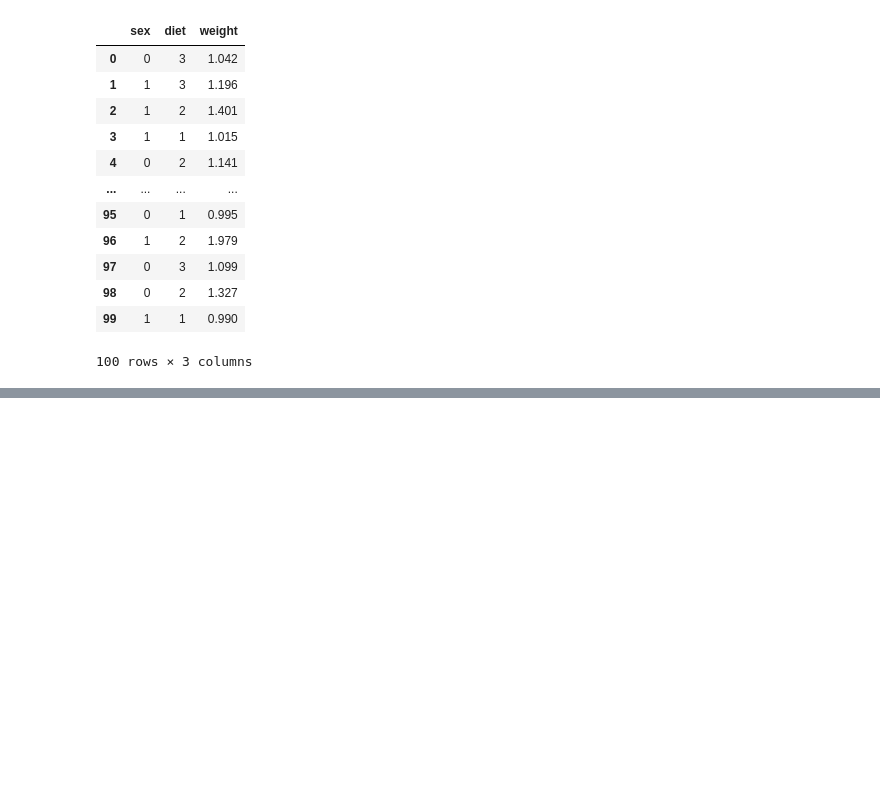
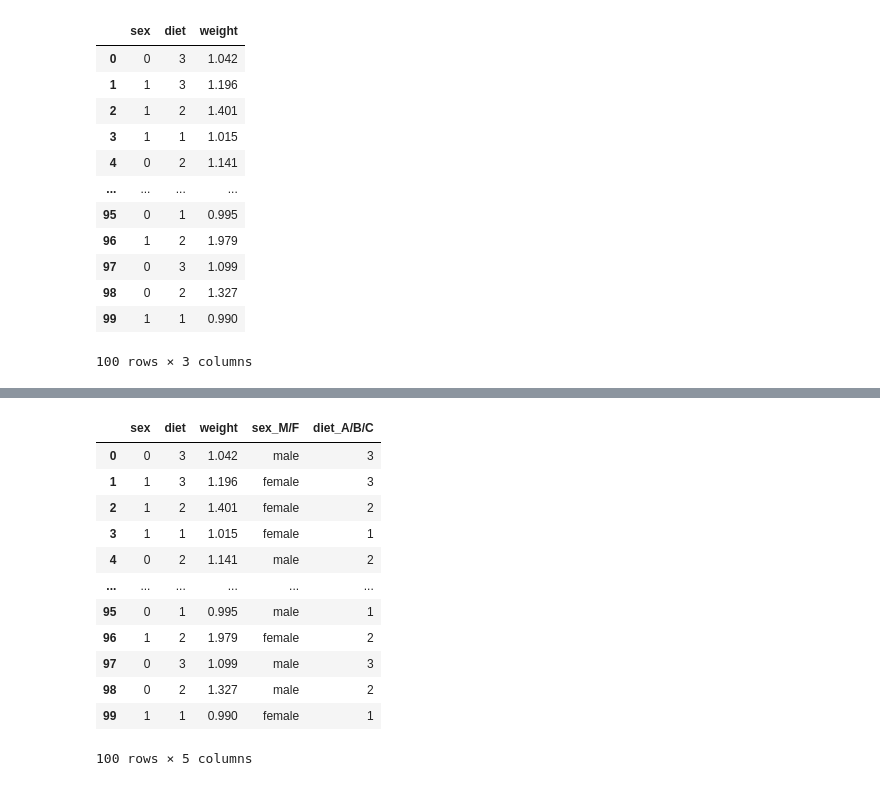
Before and after one commit to stxphz/Sprint8-Project, a Jupyter notebook: recreate-graph.ipynb, the cells around one changed output, grey strips where cells are left out. Cells and saved outputs as stored; diff of their text form; code cells hidden in the pictures; blank space fills up the shorter version.

Commit message:
duplicate and rename column + their values

```diff
--- a/recreate-graph.ipynb
+++ b/recreate-graph.ipynb
@@ -202,0 +247,5 @@ The right path is squirrel_diet.csv
+# %%
+# duplicate sex column and rename column to 'sex_M/F'
+
+df_squirrel['sex_M/F'] = df_squirrel['sex']
+display(df_squirrel)
@@ -202,0 +266,5 @@ The right path is squirrel_diet.csv
+# %%
+# rename 0 to male and 1 to female in column 'sex_M/F'
+
+df_squirrel['sex_M/F'] = df_squirrel['sex_M/F'].replace({0: 'male', 1: 'female'})
+display(df_squirrel)
@@ -202,0 +285,19 @@ The right path is squirrel_diet.csv
+# %%
+# duplicate diet column and renaming column to 'diet_A/B/C'
+
+df_squirrel['diet_A/B/C'] = df_squirrel['diet']
+display(df_squirrel)
+# %% [output]
+|  | sex | diet | weight | sex_M/F | diet_A/B/C |
+| 0 | 0 | 3 | 1.042 | male | 3 |
+| 1 | 1 | 3 | 1.196 | female | 3 |
+| 2 | 1 | 2 | 1.401 | female | 2 |
+| 3 | 1 | 1 | 1.015 | female | 1 |
+| 4 | 0 | 2 | 1.141 | male | 2 |
+| ... | ... | ... | ... | ... | ... |
+| 95 | 0 | 1 | 0.995 | male | 1 |
+| 96 | 1 | 2 | 1.979 | female | 2 |
+| 97 | 0 | 3 | 1.099 | male | 3 |
+| 98 | 0 | 2 | 1.327 | male | 2 |
+| 99 | 1 | 1 | 0.990 | female | 1 |
+100 rows × 5 columns
```
Also changed, not shown: parts of 9 cells of this notebook.
